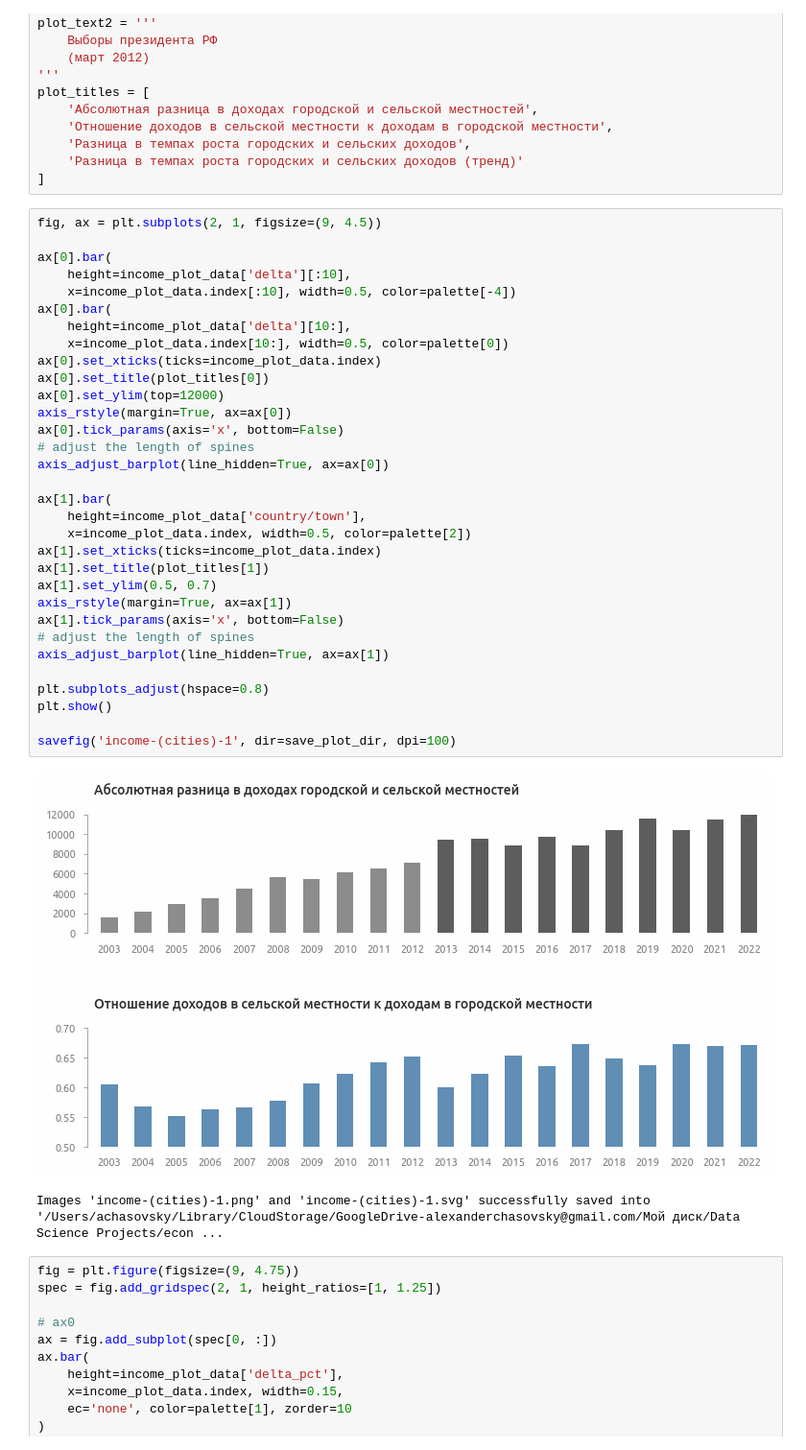
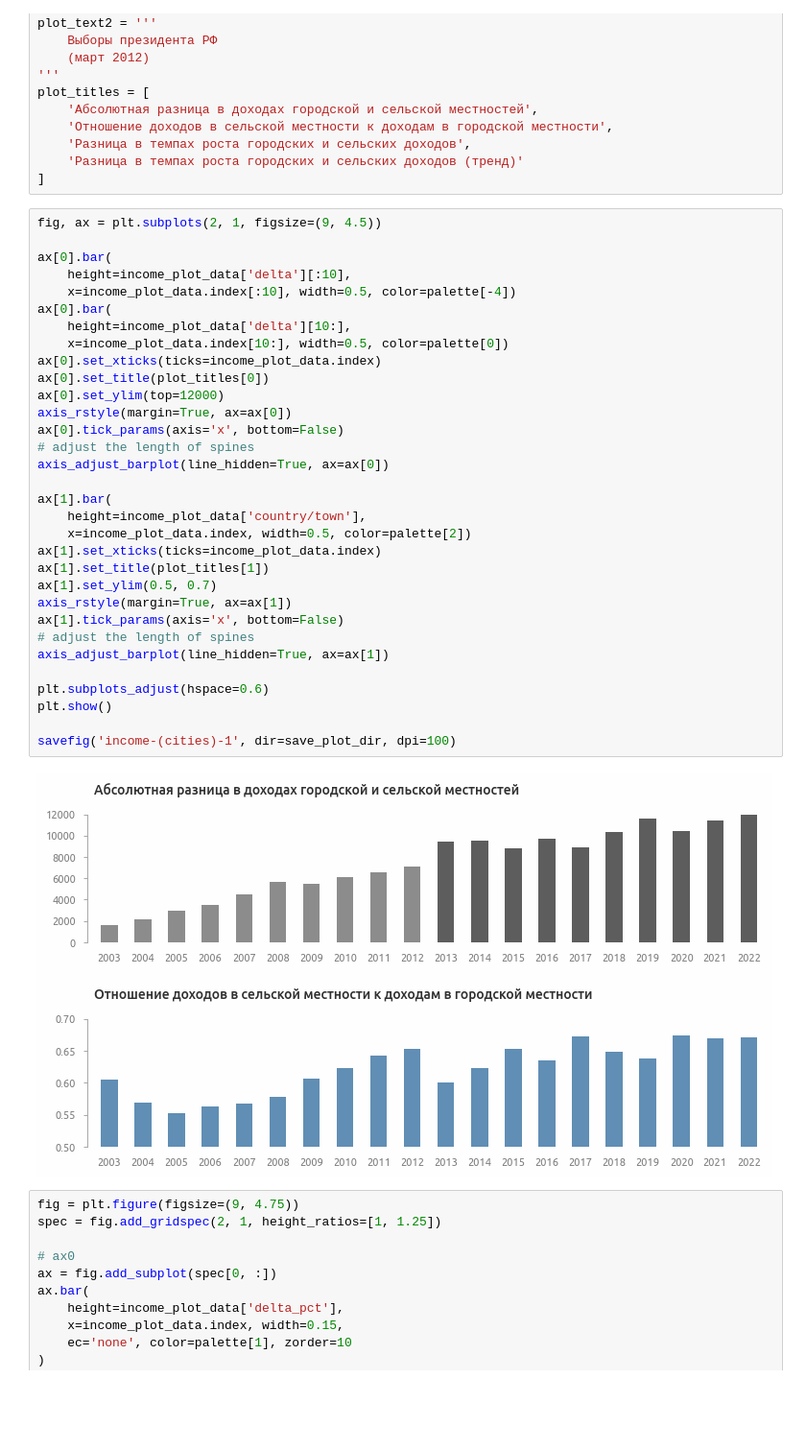
Before and after one commit to a-chasovsky/economics-rus, a Jupyter notebook: notebooks/visualization/incomes-town-country-2000s.ipynb, the cells around one changed output. Shown at 96% size. Saved outputs shown, nothing was run; the diff lists cells and outputs as text; blank space fills up the shorter version.

```diff
--- a/notebooks/visualization/incomes-town-country-2000s.ipynb
+++ b/notebooks/visualization/incomes-town-country-2000s.ipynb
@@ -110,36 +110,35 @@ fig, ax = plt.subplots(2, 1, figsize=(9, 4.5))
 
 ax[0].bar(
     height=income_plot_data['delta'][:10],
     x=income_plot_data.index[:10], width=0.5, color=palette[-4])
 ax[0].bar(
     height=income_plot_data['delta'][10:],
     x=income_plot_data.index[10:], width=0.5, color=palette[0])
 ax[0].set_xticks(ticks=income_plot_data.index)
 ax[0].set_title(plot_titles[0])
 ax[0].set_ylim(top=12000)
 axis_rstyle(margin=True, ax=ax[0])
 ax[0].tick_params(axis='x', bottom=False)
 # adjust the length of spines
 axis_adjust_barplot(line_hidden=True, ax=ax[0])
 
 ax[1].bar(
     height=income_plot_data['country/town'],
     x=income_plot_data.index, width=0.5, color=palette[2])
 ax[1].set_xticks(ticks=income_plot_data.index)
 ax[1].set_title(plot_titles[1])
 ax[1].set_ylim(0.5, 0.7)
 axis_rstyle(margin=True, ax=ax[1])
 ax[1].tick_params(axis='x', bottom=False)
 # adjust the length of spines
 axis_adjust_barplot(line_hidden=True, ax=ax[1])
 
-plt.subplots_adjust(hspace=0.8)
+plt.subplots_adjust(hspace=0.6)
 plt.show()
 
 savefig('income-(cities)-1', dir=save_plot_dir, dpi=100)
 # %% [output]
-[figure, old version]
+[figure, new version]
-Images 'income-(cities)-1.png' and 'income-(cities)-1.svg' successfully saved into '/Users/achasovsky/Library/CloudStorage/GoogleDrive-alexanderchasovsky@gmail.com/Мой диск/Data Science Projects/econ ...
 # %%
 fig = plt.figure(figsize=(9, 4.75))
 spec = fig.add_gridspec(2, 1, height_ratios=[1, 1.25])
```
Also changed, not shown: parts of 1 cell of this notebook, 4 other files.
